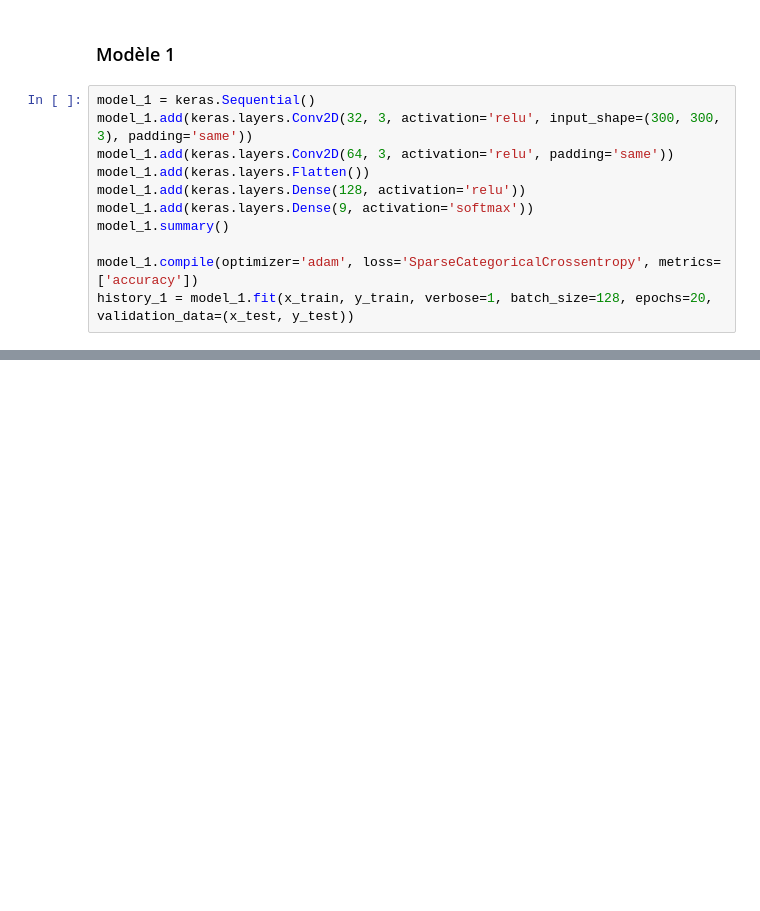
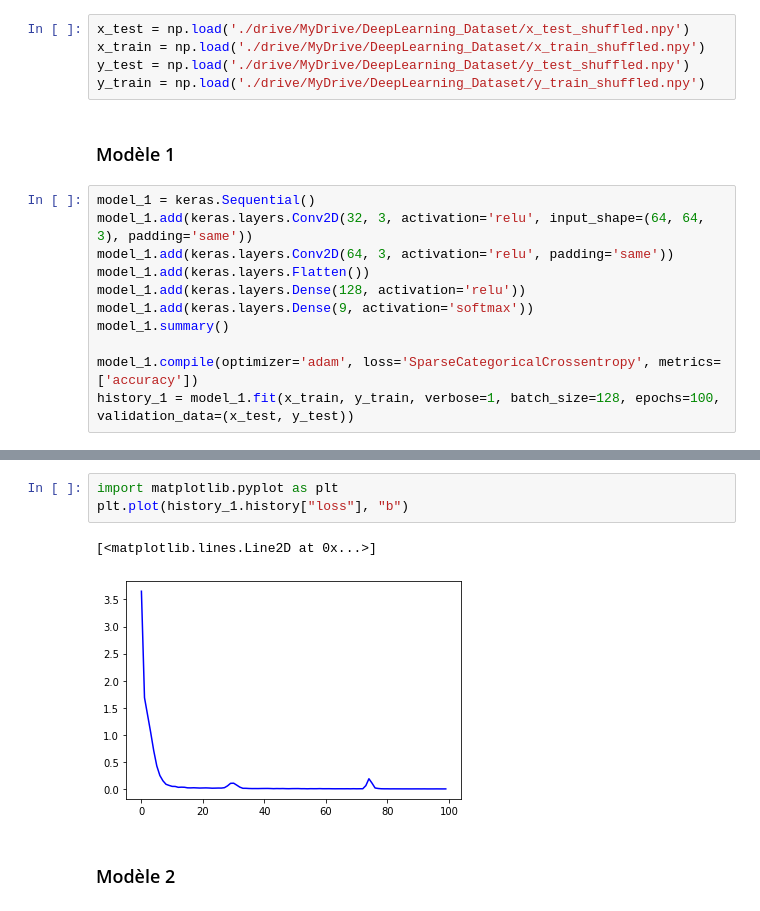
Before and after one commit to Cycyplay/M2_DeepLearning_Classification, a Jupyter notebook: DeepLearning_Projet_Classification_Version_de_Base.ipynb, the cells around one changed output, grey strips where cells are left out. Cells and saved outputs as stored; diff of their text form; blank space fills up the shorter version.

```diff
--- a/DeepLearning_Projet_Classification_Version_de_Base.ipynb
+++ b/DeepLearning_Projet_Classification_Version_de_Base.ipynb
@@ -112,8 +106,13 @@ np.save('./drive/MyDrive/DeepLearning_Dataset/x_train_shuffled_not_formatted.npy
+# %%
+x_test = np.load('./drive/MyDrive/DeepLearning_Dataset/x_test_shuffled.npy')
+x_train = np.load('./drive/MyDrive/DeepLearning_Dataset/x_train_shuffled.npy')
+y_test = np.load('./drive/MyDrive/DeepLearning_Dataset/y_test_shuffled.npy')
+y_train = np.load('./drive/MyDrive/DeepLearning_Dataset/y_train_shuffled.npy')
 # %% [markdown]
 ### Modèle 1
 # %%
 model_1 = keras.Sequential()
-model_1.add(keras.layers.Conv2D(32, 3, activation='relu', input_shape=(300, 300, 3), padding='same'))
+model_1.add(keras.layers.Conv2D(32, 3, activation='relu', input_shape=(64, 64, 3), padding='same'))
 model_1.add(keras.layers.Conv2D(64, 3, activation='relu', padding='same'))
 model_1.add(keras.layers.Flatten())
 model_1.add(keras.layers.Dense(128, activation='relu'))
@@ -121,4 +120,4 @@ model_1.add(keras.layers.Dense(9, activation='softmax'))
 model_1.summary()
 
 model_1.compile(optimizer='adam', loss='SparseCategoricalCrossentropy', metrics=['accuracy'])
-history_1 = model_1.fit(x_train, y_train, verbose=1, batch_size=128, epochs=20, validation_data=(x_test, y_test))
+history_1 = model_1.fit(x_train, y_train, verbose=1, batch_size=128, epochs=100, validation_data=(x_test, y_test))
@@ -124,0 +132,8 @@ history_1 = model_1.fit(x_train, y_train, verbose=1, batch_size=128, epochs=20,
+# %%
+import matplotlib.pyplot as plt
+plt.plot(history_1.history["loss"], "b")
+# %% [output]
+[<matplotlib.lines.Line2D at 0x...>]
+[figure, added]
+# %% [markdown]
+### Modèle 2
```
Also changed, not shown: parts of 14 cells of this notebook.
